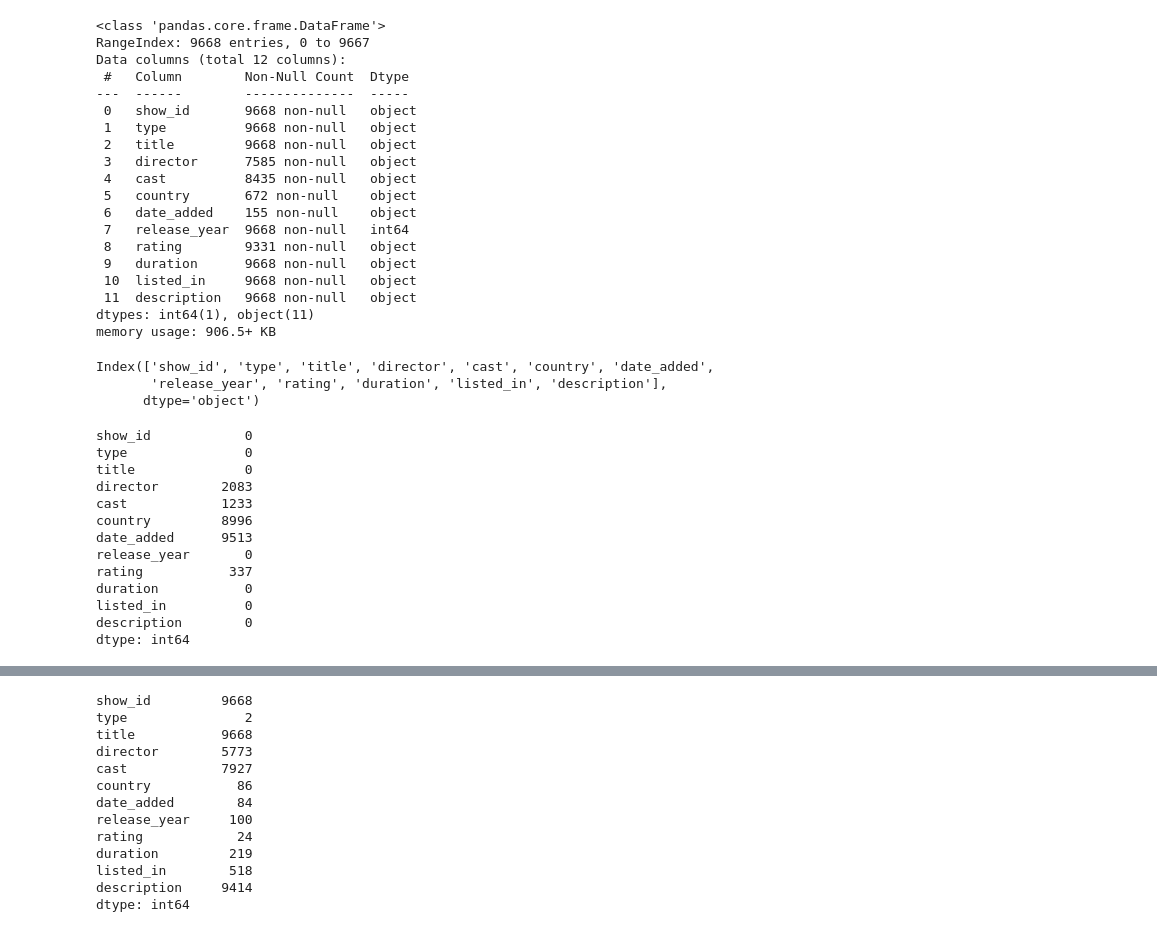
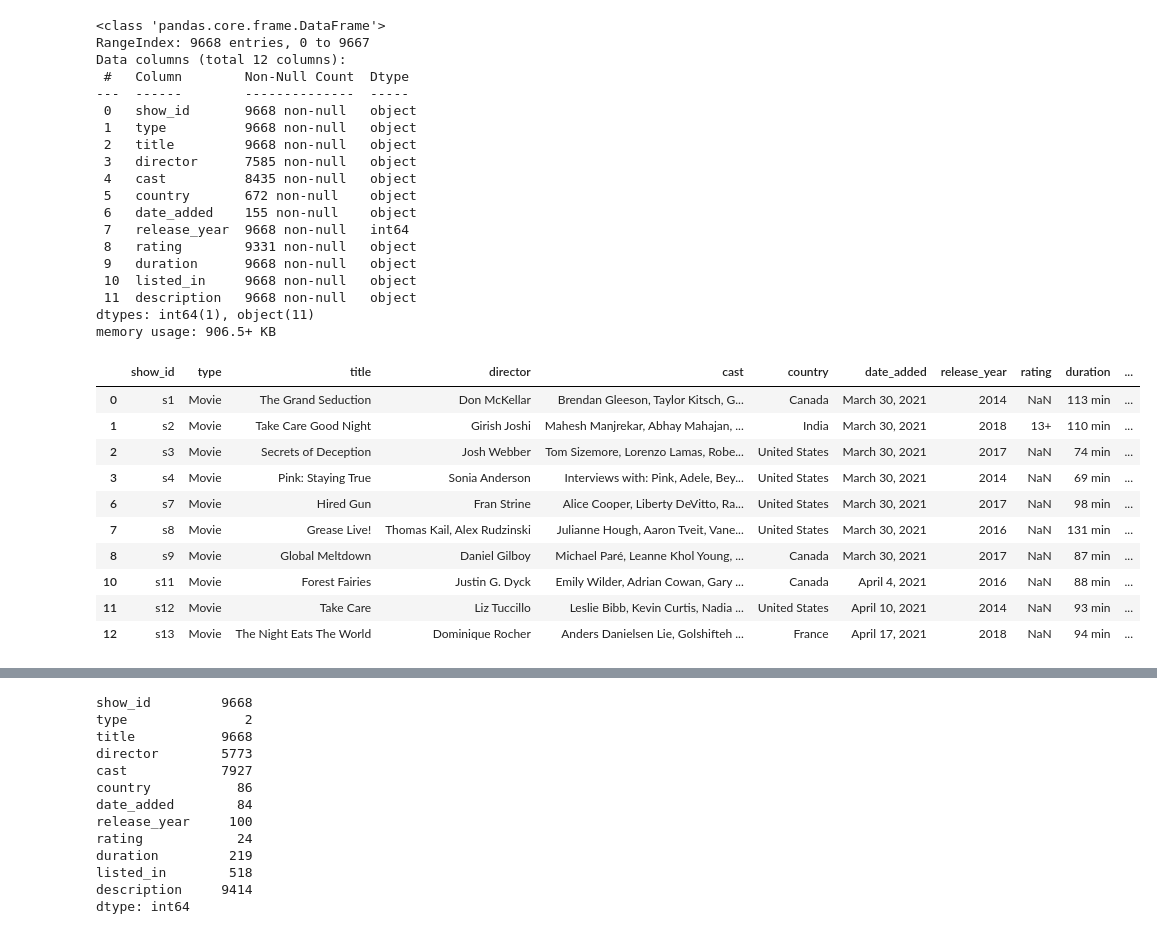
Before and after one commit to nandodevs/amazon-tv-video-analysis, a Jupyter notebook: notebooks/exploratory/analysis.ipynb, the cells around one changed output, grey strips where cells are left out. Drawn from its saved outputs; the diff is of its cells as text; code cells hidden in the pictures.

```diff
--- a/notebooks/exploratory/analysis.ipynb
+++ b/notebooks/exploratory/analysis.ipynb
@@ -45,26 +89,21 @@ Data columns (total 12 columns):
  11  description   9668 non-null   object
 dtypes: int64(1), object(11)
 memory usage: 906.5+ KB
-# %%
-raw_dataset.columns
-# %% [output]
-Index(['show_id', 'type', 'title', 'director', 'cast', 'country', 'date_added',
-       'release_year', 'rating', 'duration', 'listed_in', 'description'],
-      dtype='object')
-# %%
-# Valores Nulos
-raw_dataset.isnull().sum()
-# %% [output]
-show_id            0
-type               0
-title              0
-director        2083
-cast            1233
-country         8996
-date_added      9513
-release_year       0
-rating           337
-duration           0
-listed_in          0
-description        0
-dtype: int64
+# %%
+# Filtrar filmes lançados após 2010
+filmes_2010 = raw_dataset[raw_dataset['release_year'] > 2010]
+
+# Visualizar os filmes filtrados
+filmes_2010.head(10)
+# %% [output]
+|  | show_id | type | title | director | cast | country | date_added | release_year | rating | duration | ... |
+| 0 | s1 | Movie | The Grand Seduction | Don McKellar | Brendan Gleeson, Taylor Kitsch, G... | Canada | March 30, 2021 | 2014 | NaN | 113 min | ... |
+| 1 | s2 | Movie | Take Care Good Night | Girish Joshi | Mahesh Manjrekar, Abhay Mahajan, ... | India | March 30, 2021 | 2018 | 13+ | 110 min | ... |
+| 2 | s3 | Movie | Secrets of Deception | Josh Webber | Tom Sizemore, Lorenzo Lamas, Robe... | United States | March 30, 2021 | 2017 | NaN | 74 min | ... |
+| 3 | s4 | Movie | Pink: Staying True | Sonia Anderson | Interviews with: Pink, Adele, Bey... | United States | March 30, 2021 | 2014 | NaN | 69 min | ... |
+| 6 | s7 | Movie | Hired Gun | Fran Strine | Alice Cooper, Liberty DeVitto, Ra... | United States | March 30, 2021 | 2017 | NaN | 98 min | ... |
+| 7 | s8 | Movie | Grease Live! | Thomas Kail, Alex Rudzinski | Julianne Hough, Aaron Tveit, Vane... | United States | March 30, 2021 | 2016 | NaN | 131 min | ... |
+| 8 | s9 | Movie | Global Meltdown | Daniel Gilboy | Michael Paré, Leanne Khol Young, ... | Canada | March 30, 2021 | 2017 | NaN | 87 min | ... |
+| 10 | s11 | Movie | Forest Fairies | Justin G. Dyck | Emily Wilder, Adrian Cowan, Gary ... | Canada | April 4, 2021 | 2016 | NaN | 88 min | ... |
+| 11 | s12 | Movie | Take Care | Liz Tuccillo | Leslie Bibb, Kevin Curtis, Nadia ... | United States | April 10, 2021 | 2014 | NaN | 93 min | ... |
+| 12 | s13 | Movie | The Night Eats The World | Dominique Rocher | Anders Danielsen Lie, Golshifteh ... | France | April 17, 2021 | 2018 | NaN | 94 min | ... |
```
Also changed, not shown: parts of 27 cells of this notebook, 5 other files.
